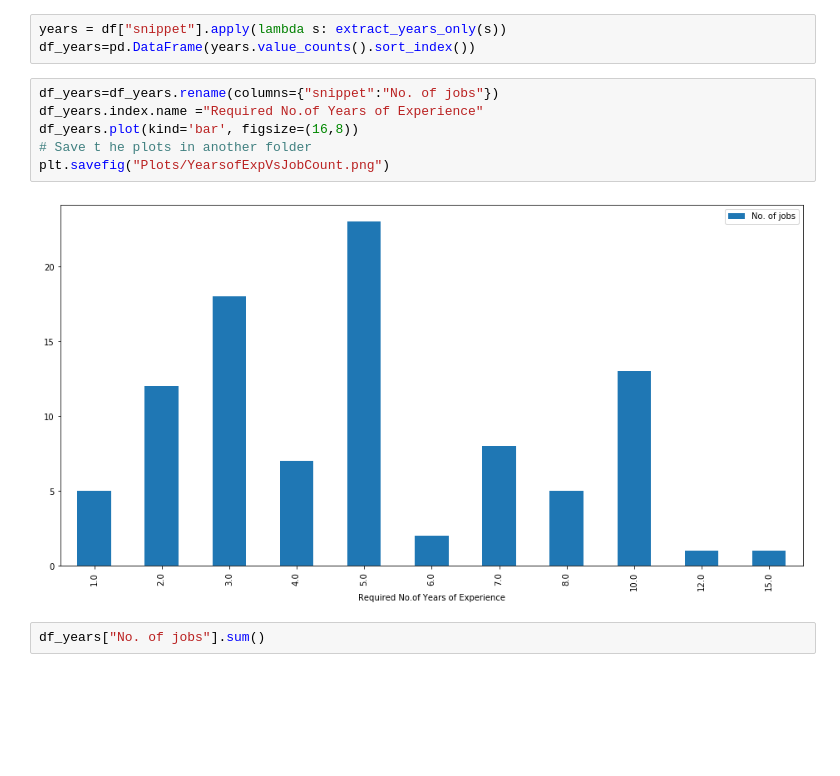
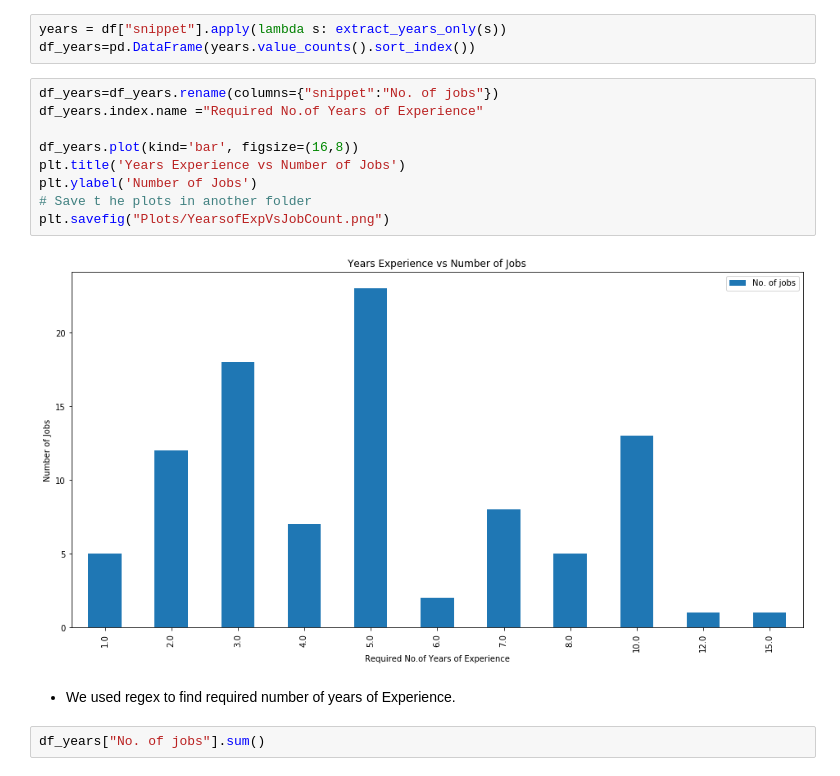
Before and after one commit to look4parul/Project1_PPDR-Consultants, a Jupyter notebook: JobMarketAnalysis/indeed_data_analysis.ipynb, the cells around one changed output. Saved outputs shown, nothing was run; the diff lists cells and outputs as text; blank space fills up the shorter version.

```diff
--- a/JobMarketAnalysis/indeed_data_analysis.ipynb
+++ b/JobMarketAnalysis/indeed_data_analysis.ipynb
@@ -296,11 +308,16 @@ df_years=pd.DataFrame(years.value_counts().sort_index())
 # %%
 df_years=df_years.rename(columns={"snippet":"No. of jobs"})
 df_years.index.name ="Required No.of Years of Experience"
+
 df_years.plot(kind='bar', figsize=(16,8))
+plt.title('Years Experience vs Number of Jobs')
+plt.ylabel('Number of Jobs')
 # Save t he plots in another folder
 plt.savefig("Plots/YearsofExpVsJobCount.png")
 # %% [output]
-[figure, old version]
+[figure, new version]
+# %% [markdown]
+* We used regex to find required number of years of Experience.
 # %%
 df_years["No. of jobs"].sum()
 # %% [output]
```
Also changed, not shown: parts of 8 cells of this notebook.
